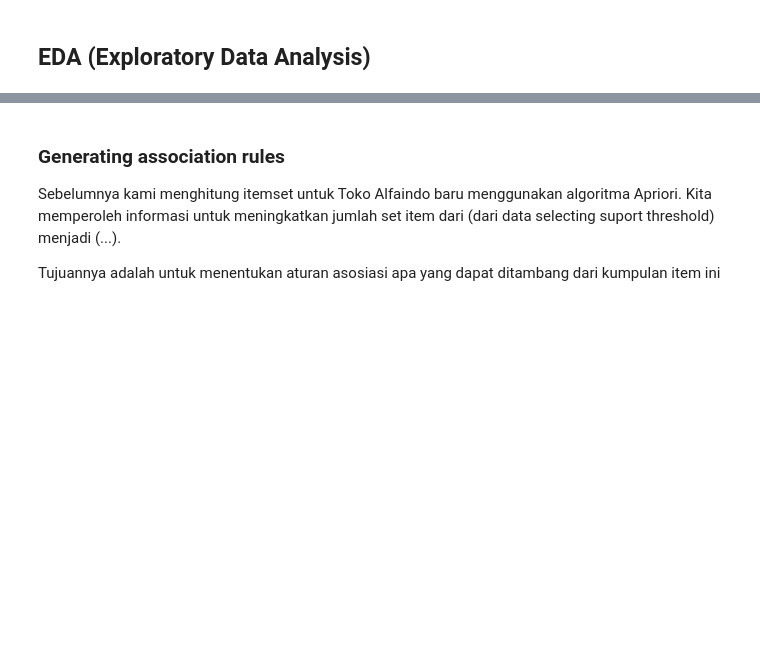
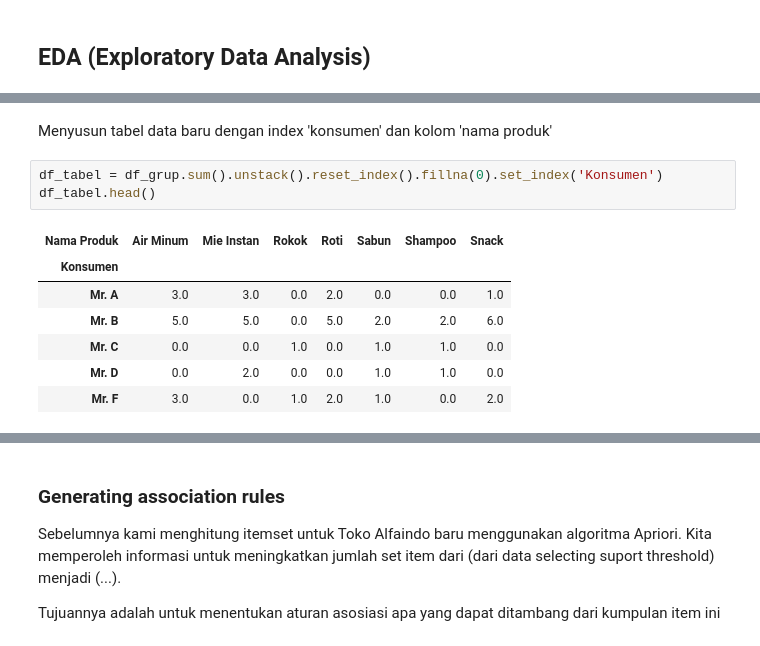
Before and after one commit to michaelbram10/Case-Study-03-Data-Mining-Market-Basket-Analysis-Ganjil-2022-Kelompok-E, a Jupyter notebook: Case_Study_03_Data_Mining_Market_Basket_Analysis_Ganjil_2022_Kelompok_E.ipynb, the cells around one changed output, grey strips where cells are left out. Saved outputs shown, nothing was run; the diff lists cells and outputs as text; blank space fills up the shorter version.

```diff
--- a/Case_Study_03_Data_Mining_Market_Basket_Analysis_Ganjil_2022_Kelompok_E.ipynb
+++ b/Case_Study_03_Data_Mining_Market_Basket_Analysis_Ganjil_2022_Kelompok_E.ipynb
@@ -505,0 +404,13 @@ print(len(frequent_itemsets_1), len(frequent_itemsets_2))
+# %% [markdown]
+Menyusun tabel data baru dengan index 'konsumen' dan kolom 'nama produk'
+# %%
+df_tabel = df_grup.sum().unstack().reset_index().fillna(0).set_index('Konsumen')
+df_tabel.head()
+# %% [output]
+| Nama Produk | Air Minum | Mie Instan | Rokok | Roti | Sabun | Shampoo | Snack |
+| Konsumen |  |  |  |  |  |  |  |
+| Mr. A | 3.0 | 3.0 | 0.0 | 2.0 | 0.0 | 0.0 | 1.0 |
+| Mr. B | 5.0 | 5.0 | 0.0 | 5.0 | 2.0 | 2.0 | 6.0 |
+| Mr. C | 0.0 | 0.0 | 1.0 | 0.0 | 1.0 | 1.0 | 0.0 |
+| Mr. D | 0.0 | 2.0 | 0.0 | 0.0 | 1.0 | 1.0 | 0.0 |
+| Mr. F | 3.0 | 0.0 | 1.0 | 2.0 | 1.0 | 0.0 | 2.0 |
```
Also changed, not shown: parts of 50 cells of this notebook.
